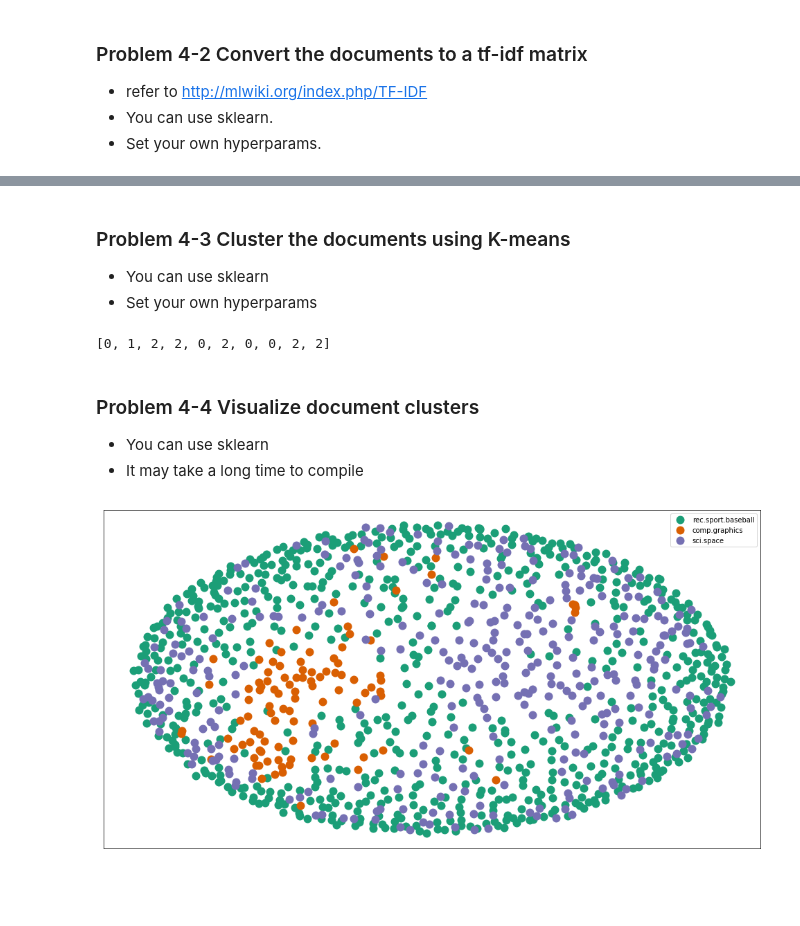
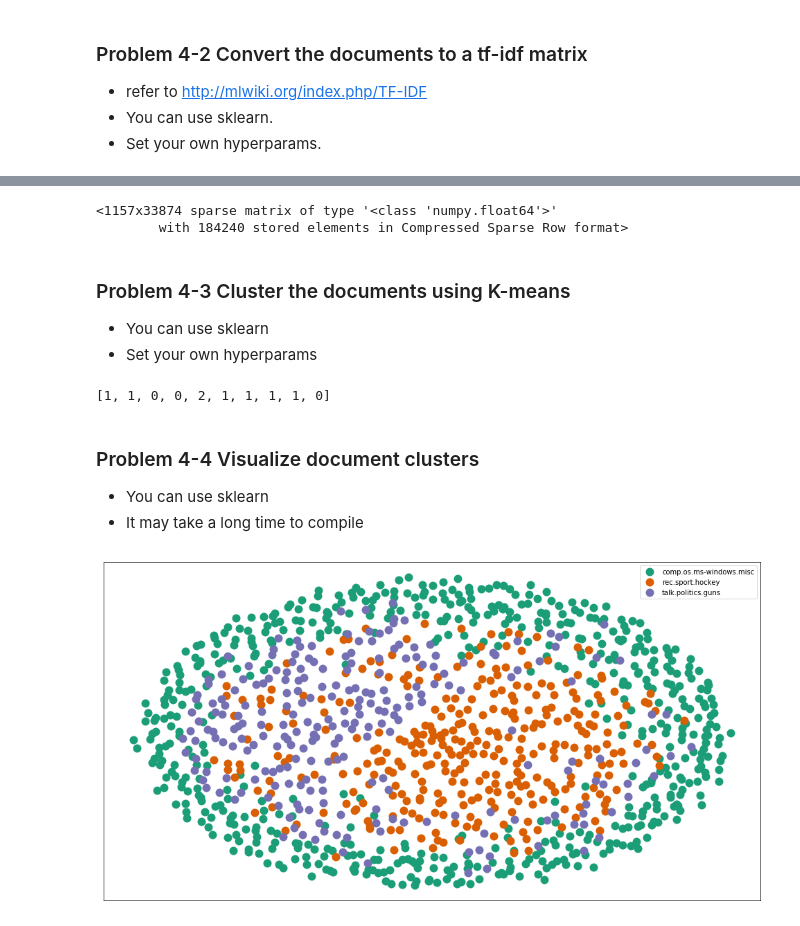
Before and after one commit to JinheonBaek/DataScience, a Jupyter notebook: HW-3/HW3_2016320198_백진헌.ipynb, the cells around one changed output, grey strips where cells are left out. Cells and saved outputs as stored; diff of their text form; code cells hidden in the pictures; blank space fills up the shorter version.

```diff
--- a/HW-3/HW3_2016320198_백진헌.ipynb
+++ b/HW-3/HW3_2016320198_백진헌.ipynb
@@ -855,8 +855,11 @@ from sklearn.manifold import MDS
  'talk.religion.misc']
 
 """
-categories = [#TODO
-                    ]
+categories = [
+    'comp.os.ms-windows.misc',
+    'rec.sport.hockey',
+    'talk.politics.guns'
+]
 # %%
 dataset = fetch_20newsgroups(subset='test', categories=categories,
                              shuffle=True, random_state=45)
@@ -882,15 +878,22 @@ tfidf_matrix
+# %%
+tfidf_vectorizer = TfidfVectorizer().fit(dataset.data)
+tfidf_matrix = tfidf_vectorizer.transform(dataset.data)
+tfidf_matrix
+# %% [output]
+<1157x33874 sparse matrix of type '<class 'numpy.float64'>'
+        with 184240 stored elements in Compressed Sparse Row format>
 # %% [markdown]
 ### Problem 4-3 Cluster the documents using K-means
 - You can use sklearn
 - Set your own hyperparams
 # %%
 num_clusters = 3
-km = #TODO
+km = KMeans(n_clusters = num_clusters, random_state = 0).fit(tfidf_matrix)
 #TODO
 clusters = km.labels_.tolist()
 print(clusters[:10])
 # %% [output]
-[0, 1, 2, 2, 0, 2, 0, 0, 2, 2]
+[1, 1, 0, 0, 2, 1, 1, 1, 1, 0]
 # %% [markdown]
 ### Problem 4-4 Visualize document clusters
 - You can use sklearn
@@ -908,31 +911,31 @@ cluster_names = categories
 # %%
 def visualize_clusters(xs, ys, clusters, cluster_names, cluster_colors):
     %matplotlib inline
     df = pd.DataFrame(dict(x=xs, y=ys, label=clusters))
-    groups = ##TODO
+    groups = df.groupby('label')
     fig, ax = plt.subplots(figsize=(17, 9))
     ax.margins(0.05)
     for name, group in groups:
         ax.plot(group.x, group.y, marker='o', linestyle='', ms=12,
-                label= #TODO,
-                color= #TODO,
+                label= cluster_names[name],
+                color= cluster_colors[name],
                 mec='none')
         ax.set_aspect('auto')
         ax.tick_params(\
             axis= 'x',
             which='both',
             bottom='off',
             top='off',
             labelbottom='off')
         ax.tick_params(\
             axis= 'y',
             which='both',
             left='off',
             top='off',
             labelleft='off')
     ax.legend(numpoints=1)
     plt.show()
 
 visualize_clusters(xs, ys, clusters, cluster_names, cluster_colors)
 # %% [output]
-[figure, old version]
+[figure, new version]
```
Also changed, not shown: parts of 5 cells of this notebook.
